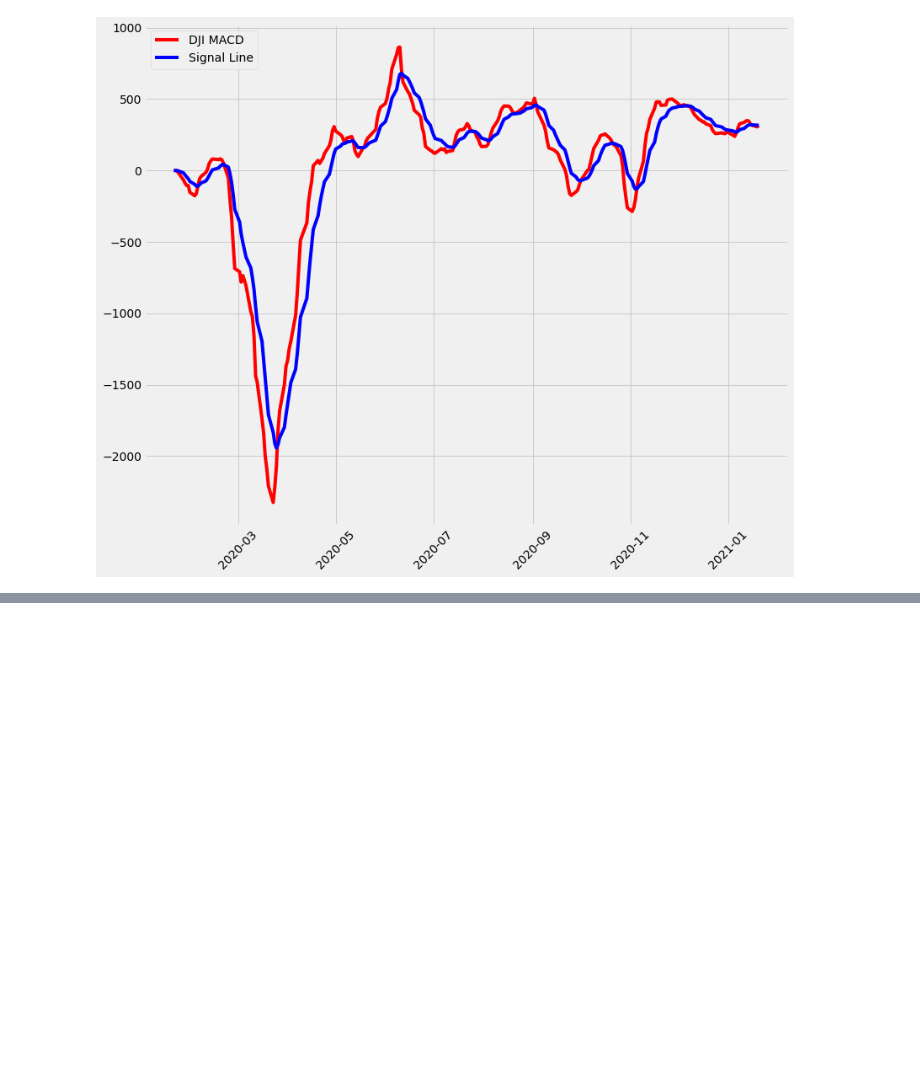
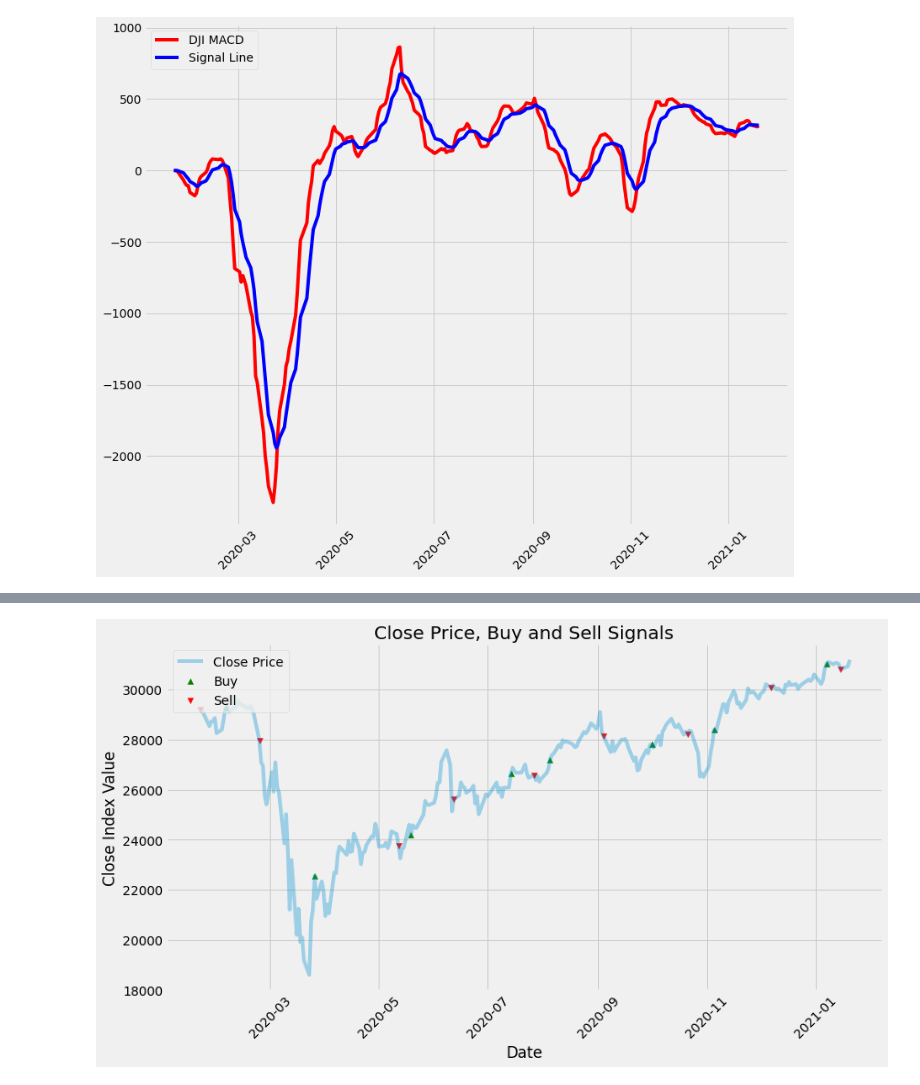
Before and after one commit to ArthurRoseira/down_jones_index_analysis, a Jupyter notebook: Down_Jones_Analysis.ipynb, the cells around one changed output, grey strips where cells are left out. Cells and saved outputs as stored; diff of their text form; code cells hidden in the pictures; blank space fills up the shorter version.

```diff
--- a/Down_Jones_Analysis.ipynb
+++ b/Down_Jones_Analysis.ipynb
@@ -74,0 +77,4 @@ plt.show()
+# %%
+dji_df['MACD'] = MACD
+dji_df['Signal Line'] = signal
+dji_df
@@ -74,0 +96,40 @@ plt.show()
+# %%
+def buy_signal(signal):
+    buy=[]
+    sell=[]
+    flag = -1
+    for i in range(0,len(signal)):
+        if signal['MACD'][i]>signal['Signal Line'][i]:
+            sell.append(np.nan)
+            if flag != 1:
+                buy.append(signal['Close'][i])
+                flag=1
+            else:
+                buy.append(np.nan)
+        elif signal['MACD'][i]<signal['Signal Line'][i]:
+            buy.append(np.nan)
+            if flag != 0:
+                sell.append(signal['Close'][i])
+                flag=0
+            else:
+                sell.append(np.nan)
+        else:
+            sell.append(np.nan)
+            buy.append(np.nan)
+    return (buy,sell)
+# %%
+result = buy_signal(dji_df)
+dji_df['Buy_signal'] = result[0]
+dji_df['Sell_signal'] = result[1]
+plt.figure(figsize=(12.5,6.5))
+plt.scatter(dji_df.index,dji_df['Buy_signal'], color='green',label='Buy',marker='^',alpha=1)
+plt.scatter(dji_df.index,dji_df['Sell_signal'], color='red',label='Sell',marker='v',alpha=1)
+plt.plot(dji_df['Close'], label='Close Price', alpha=0.35)
+plt.title('Close Price, Buy and Sell Signals')
+plt.xticks(rotation=45)
+plt.xlabel('Date')
+plt.ylabel('Close Index Value')
+plt.legend(loc="upper left")
+plt.show()
+# %% [output]
+[figure, added]
```
Also changed, not shown: parts of 2 cells of this notebook.
